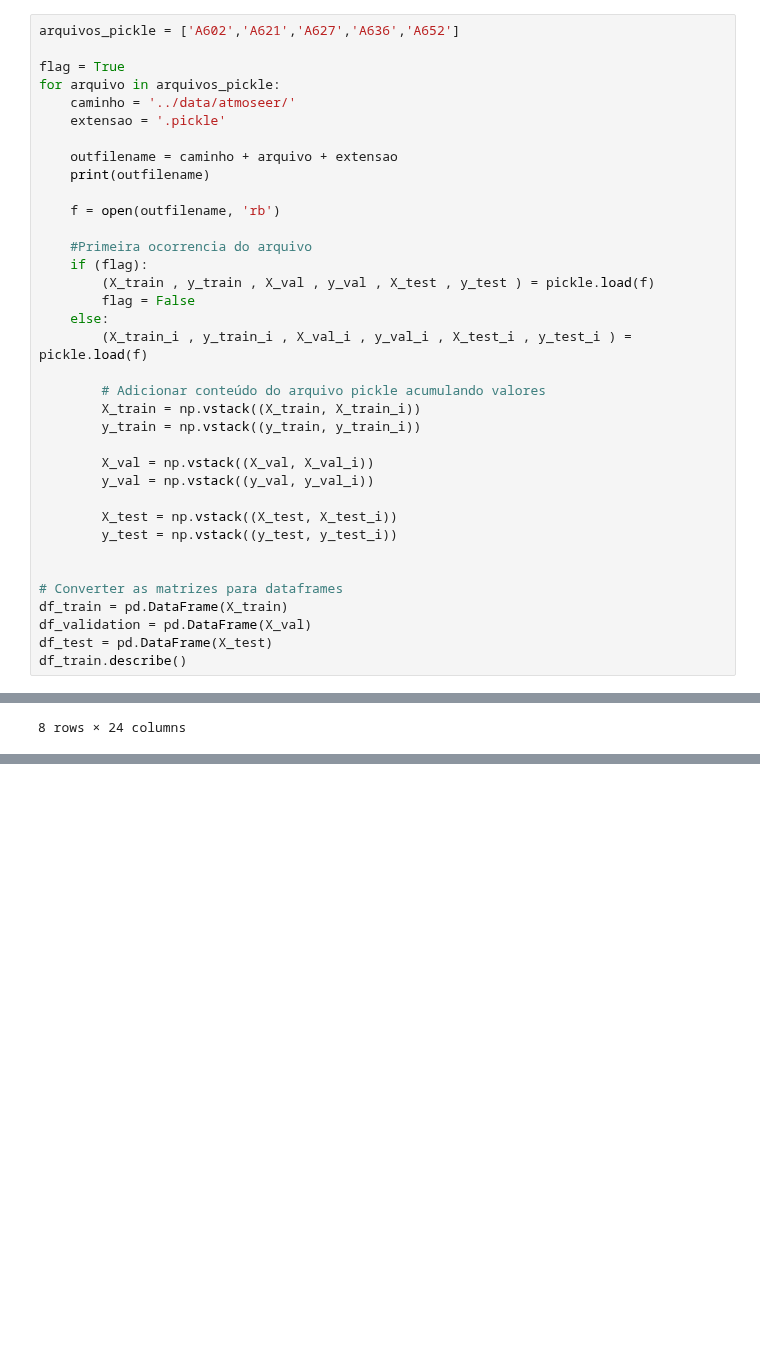
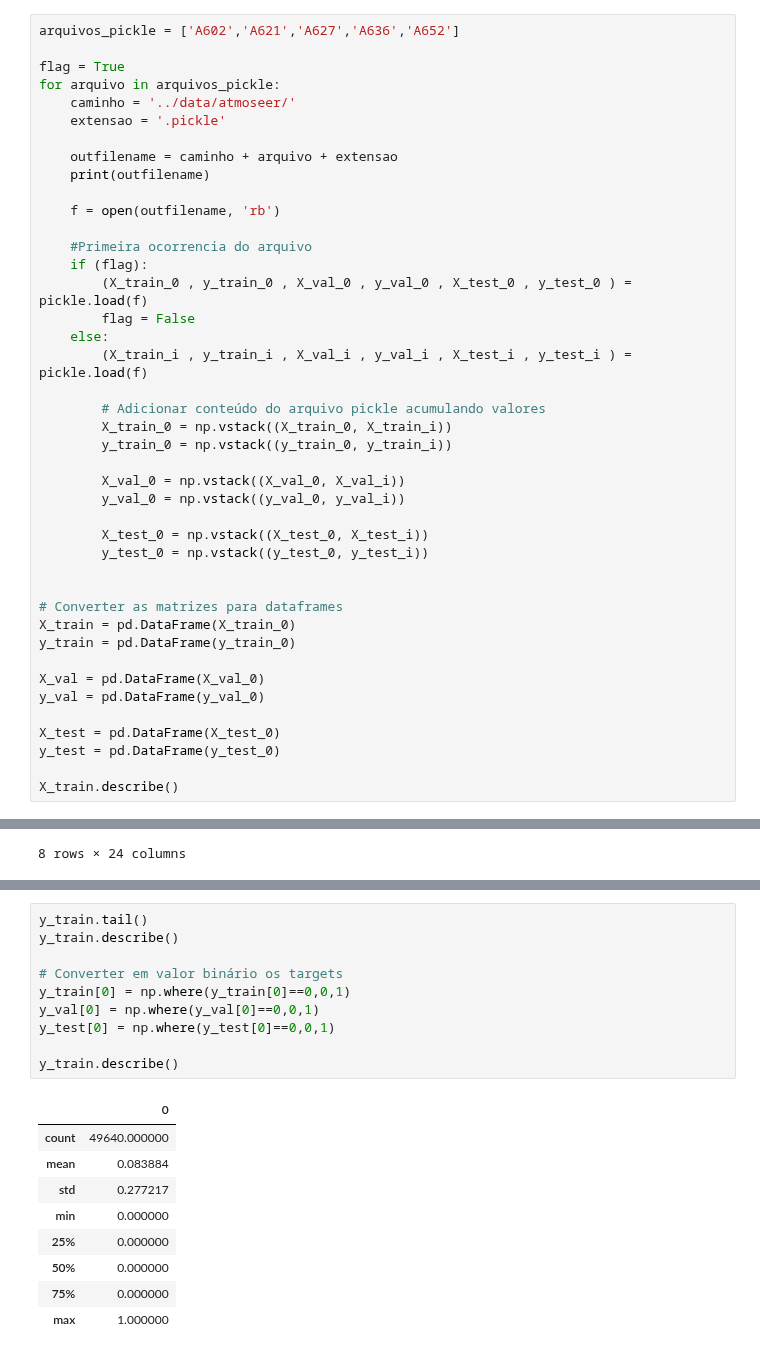
Before and after one commit to helioacastro/Aprendizagem-de-Maquina, a Jupyter notebook: notebooks/AM_T1_HELIO_ARAUJO_E_CASTRO.ipynb, the cells around one changed output, grey strips where cells are left out. Drawn from its saved outputs; the diff is of its cells as text; blank space fills up the shorter version.

```diff
--- a/notebooks/AM_T1_HELIO_ARAUJO_E_CASTRO.ipynb
+++ b/notebooks/AM_T1_HELIO_ARAUJO_E_CASTRO.ipynb
@@ -347,27 +446,33 @@ for arquivo in arquivos_pickle:
 
     #Primeira ocorrencia do arquivo
     if (flag):
-        (X_train , y_train , X_val , y_val , X_test , y_test ) = pickle.load(f)
+        (X_train_0 , y_train_0 , X_val_0 , y_val_0 , X_test_0 , y_test_0 ) = pickle.load(f)
         flag = False
     else:
         (X_train_i , y_train_i , X_val_i , y_val_i , X_test_i , y_test_i ) = pickle.load(f)
 
         # Adicionar conteúdo do arquivo pickle acumulando valores
-        X_train = np.vstack((X_train, X_train_i))
-        y_train = np.vstack((y_train, y_train_i))
+        X_train_0 = np.vstack((X_train_0, X_train_i))
+        y_train_0 = np.vstack((y_train_0, y_train_i))
 
-        X_val = np.vstack((X_val, X_val_i))
-        y_val = np.vstack((y_val, y_val_i))
+        X_val_0 = np.vstack((X_val_0, X_val_i))
+        y_val_0 = np.vstack((y_val_0, y_val_i))
 
-        X_test = np.vstack((X_test, X_test_i))
-        y_test = np.vstack((y_test, y_test_i))
+        X_test_0 = np.vstack((X_test_0, X_test_i))
+        y_test_0 = np.vstack((y_test_0, y_test_i))
 
 
 # Converter as matrizes para dataframes
-df_train = pd.DataFrame(X_train)
-df_validation = pd.DataFrame(X_val)
-df_test = pd.DataFrame(X_test)
-df_train.describe()
+X_train = pd.DataFrame(X_train_0)
+y_train = pd.DataFrame(y_train_0)
+
+X_val = pd.DataFrame(X_val_0)
+y_val = pd.DataFrame(y_val_0)
+
+X_test = pd.DataFrame(X_test_0)
+y_test = pd.DataFrame(y_test_0)
+
+X_train.describe()
 # %% [output]
 ../data/atmoseer/A602.pickle
 ../data/atmoseer/A621.pickle
@@ -386,0 +494,20 @@ df_train.describe()
+# %%
+y_train.tail()
+y_train.describe()
+
+# Converter em valor binário os targets
+y_train[0] = np.where(y_train[0]==0,0,1)
+y_val[0] = np.where(y_val[0]==0,0,1)
+y_test[0] = np.where(y_test[0]==0,0,1)
+
+y_train.describe()
+# %% [output]
+|  | 0 |
+| count | 49640.000000 |
+| mean | 0.083884 |
+| std | 0.277217 |
+| min | 0.000000 |
+| 25% | 0.000000 |
+| 50% | 0.000000 |
+| 75% | 0.000000 |
+| max | 1.000000 |
```
Also changed, not shown: parts of 15 cells of this notebook.
